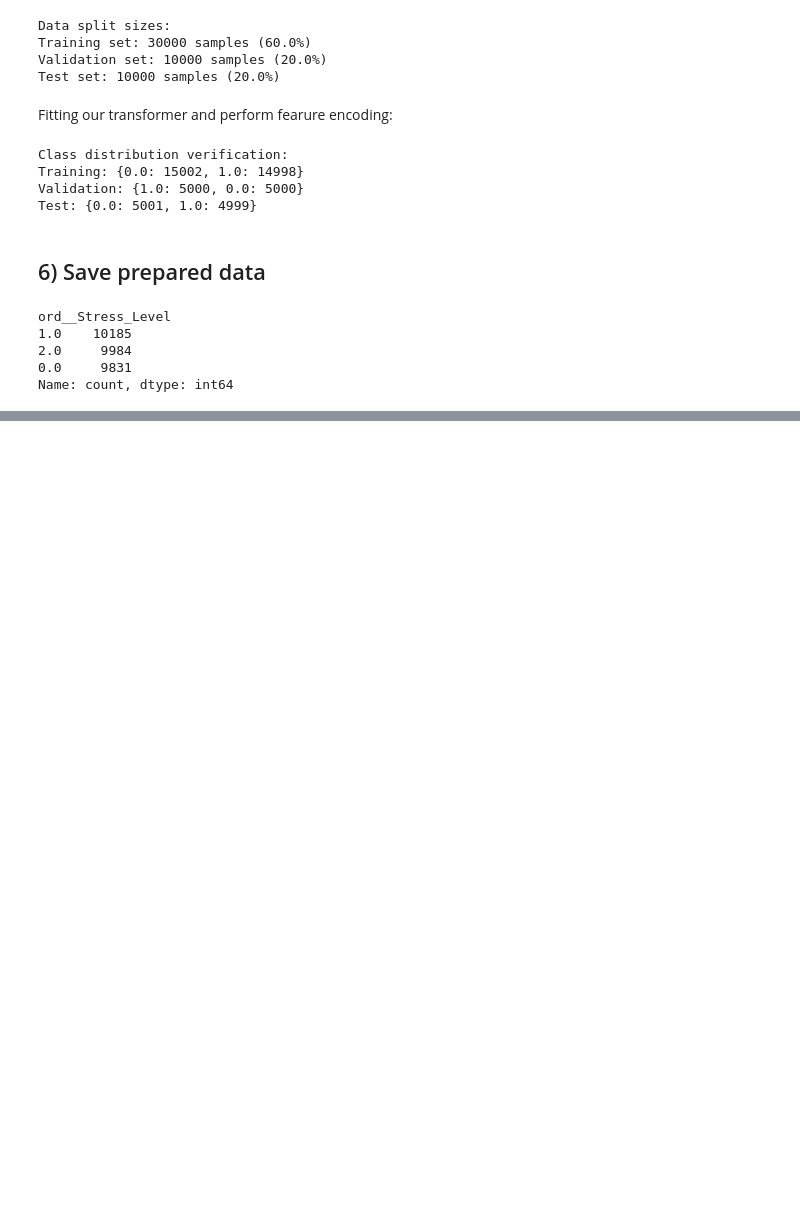
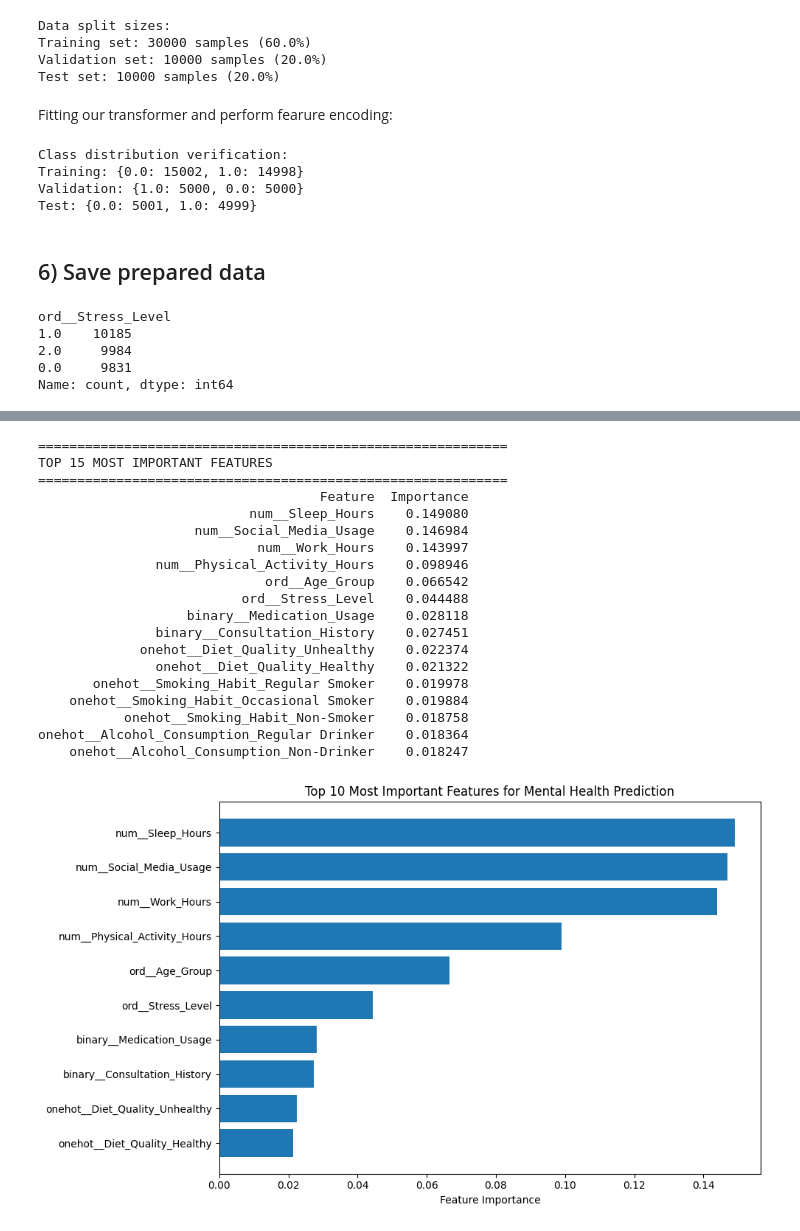
Before and after one commit to DanielMelo46/Machine_Learning-_Term_Project, a Jupyter notebook: Term Project/preparing_data.ipynb, the cells around one changed output, grey strips where cells are left out. Drawn from its saved outputs; the diff is of its cells as text; code cells hidden in the pictures; blank space fills up the shorter version.

```diff
--- a/Term Project/preparing_data.ipynb
+++ b/Term Project/preparing_data.ipynb
@@ -543,0 +552,12 @@ y_test.to_csv('data/y_test.csv', index=False)
+# %%
+from sklearn.ensemble import RandomForestClassifier
+from sklearn.metrics import classification_report, roc_auc_score, confusion_matrix
+
+# Default random forest: Initial one
+rf_baseline = RandomForestClassifier(
+    n_estimators=100,        # 100 trees
+    random_state=42,
+    n_jobs=-1                # Use all CPU cores
+)
+# %%
+rf_baseline.fit(X_train_processed, y_train)
@@ -543,0 +732,44 @@ y_test.to_csv('data/y_test.csv', index=False)
+# %%
+# Get feature importances
+importances = best_rf.feature_importances_
+feature_importance_df = pd.DataFrame({
+    'Feature': feature_names,
+    'Importance': importances
+}).sort_values('Importance', ascending=False)
+
+# Display top 15 features
+print("\n" + "="*60)
+print("TOP 15 MOST IMPORTANT FEATURES")
+print("="*60)
+print(feature_importance_df.head(15).to_string(index=False))
+
+# Visualize top 10
+plt.figure(figsize=(10, 6))
+top_10 = feature_importance_df.head(10)
+plt.barh(top_10['Feature'], top_10['Importance'])
+plt.xlabel('Feature Importance')
+plt.title('Top 10 Most Important Features for Mental Health Prediction')
+plt.gca().invert_yaxis()
+plt.tight_layout()
+plt.show()
+# %% [output]
+============================================================
+TOP 15 MOST IMPORTANT FEATURES
+============================================================
+                                    Feature  Importance
+                           num__Sleep_Hours    0.149080
+                    num__Social_Media_Usage    0.146984
+                            num__Work_Hours    0.143997
+               num__Physical_Activity_Hours    0.098946
+                             ord__Age_Group    0.066542
+                          ord__Stress_Level    0.044488
+                   binary__Medication_Usage    0.028118
+               binary__Consultation_History    0.027451
+             onehot__Diet_Quality_Unhealthy    0.022374
+               onehot__Diet_Quality_Healthy    0.021322
+       onehot__Smoking_Habit_Regular Smoker    0.019978
+    onehot__Smoking_Habit_Occasional Smoker    0.019884
+           onehot__Smoking_Habit_Non-Smoker    0.018758
+onehot__Alcohol_Consumption_Regular Drinker    0.018364
+    onehot__Alcohol_Consumption_Non-Drinker    0.018247
+[figure, added]
```
Also changed, not shown: parts of 17 cells of this notebook, 1 other file.
